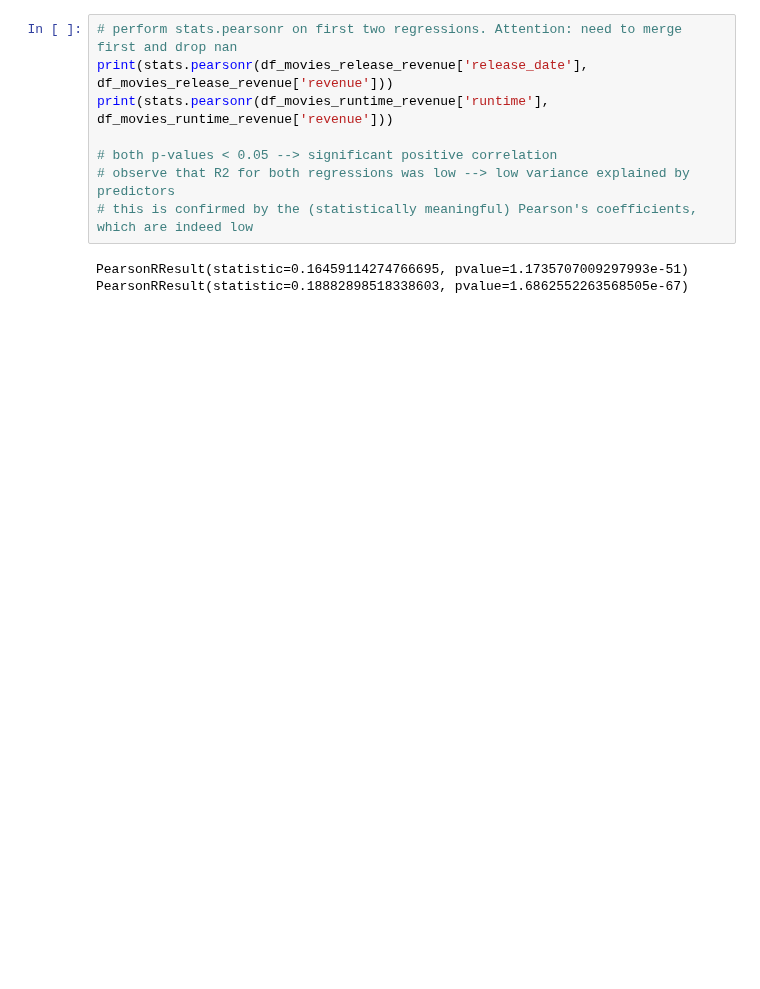
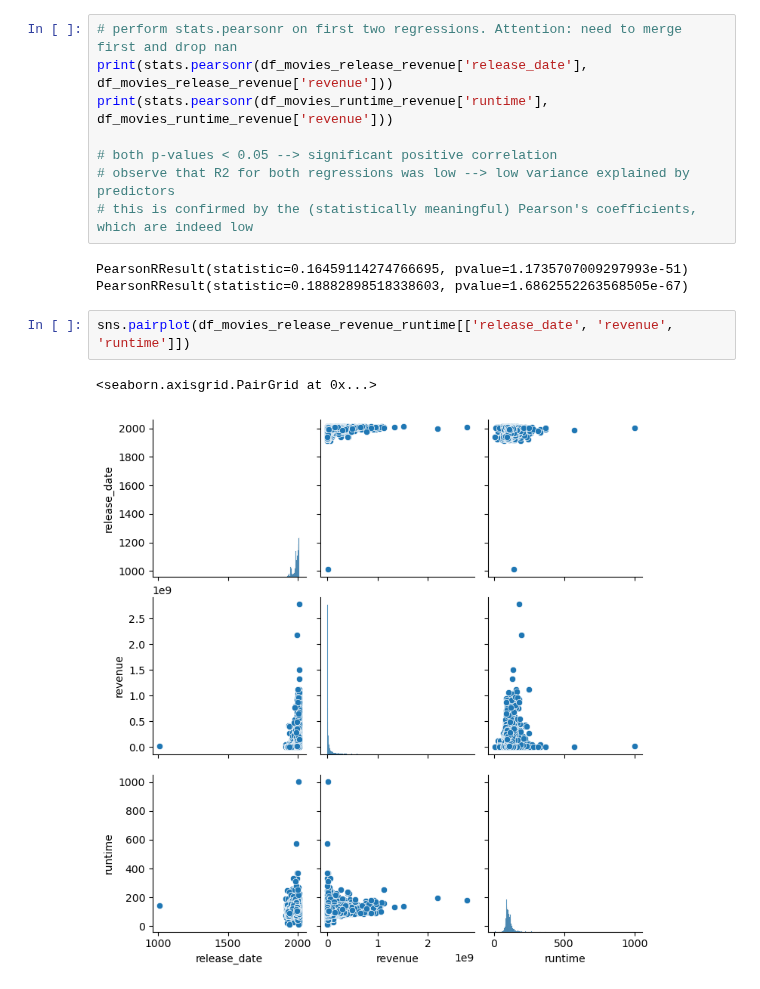
Before and after one commit to epfl-ada/ada-2024-project-majcj2024, a Jupyter notebook: results_jacopo.ipynb, the cells around one changed output. Saved outputs shown, nothing was run; the diff lists cells and outputs as text; blank space fills up the shorter version.

```diff
--- a/results_jacopo.ipynb
+++ b/results_jacopo.ipynb
@@ -253,3 +253,8 @@ print(stats.pearsonr(df_movies_runtime_revenue['runtime'], df_movies_runtime_rev
 # %% [output]
 PearsonRResult(statistic=0.16459114274766695, pvalue=1.1735707009297993e-51)
 PearsonRResult(statistic=0.18882898518338603, pvalue=1.6862552263568505e-67)
+# %%
+sns.pairplot(df_movies_release_revenue_runtime[['release_date', 'revenue', 'runtime']])
+# %% [output]
+<seaborn.axisgrid.PairGrid at 0x...>
+[figure, added]
```
Also changed, not shown: parts of 3 cells of this notebook.
